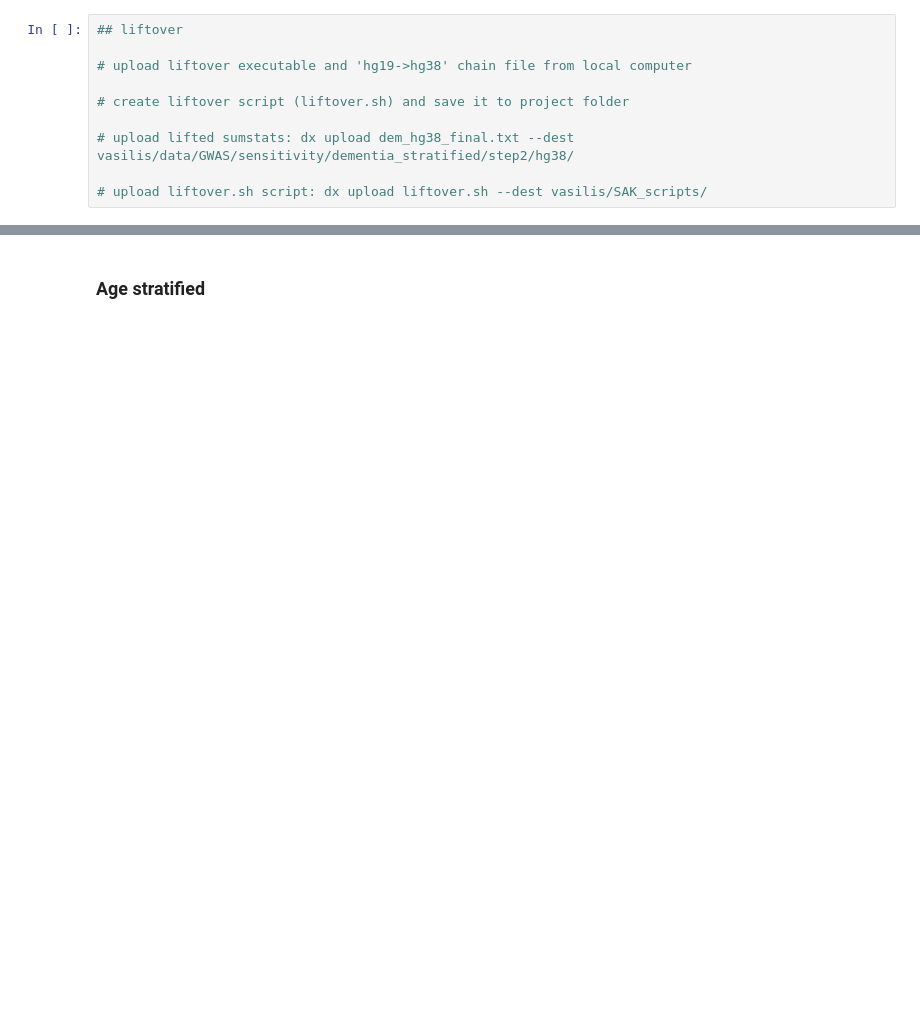
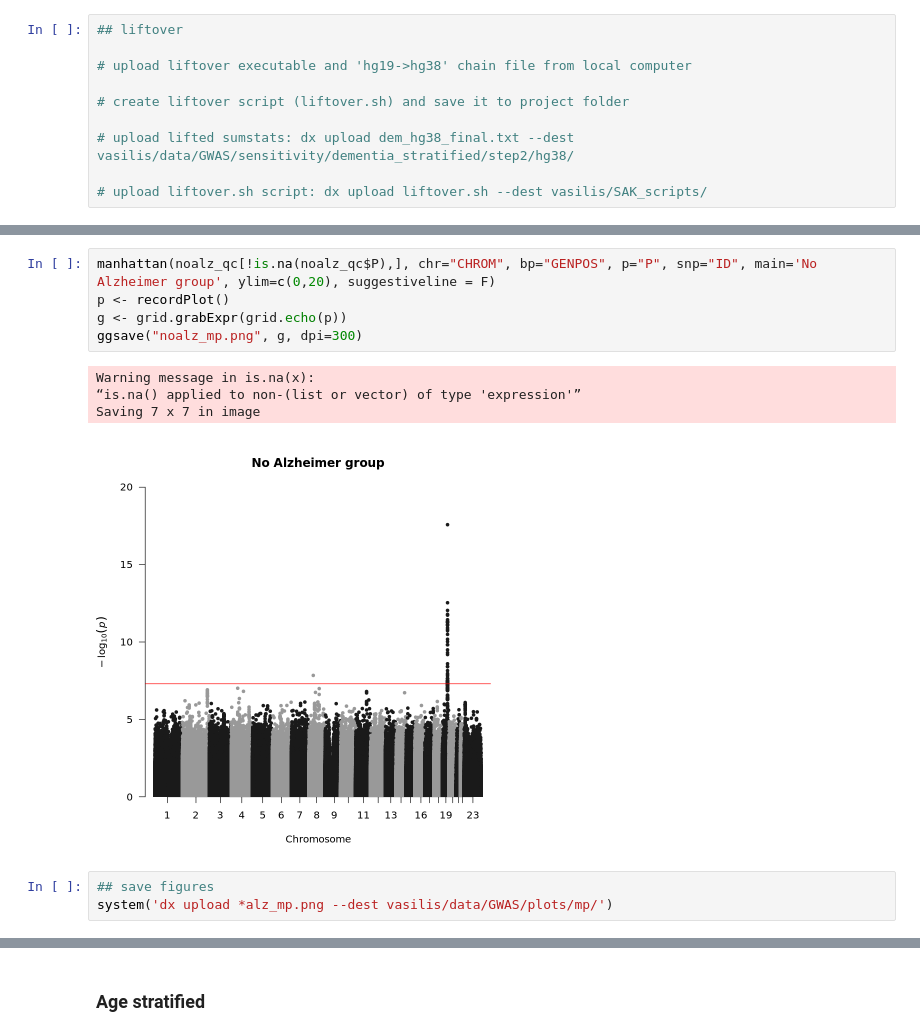
Before and after one commit to VasiliosRaptis/deliriumGen, a Jupyter notebook: ukb.delirium.gwas/sensitivity/dementia_age_stratified/03_postGWASprocessing.ipynb, the cells around one changed output, grey strips where cells are left out. Saved outputs shown, nothing was run; the diff lists cells and outputs as text; blank space fills up the shorter version.

```diff
--- a/ukb.delirium.gwas/sensitivity/dementia_age_stratified/03_postGWASprocessing.ipynb
+++ b/ukb.delirium.gwas/sensitivity/dementia_age_stratified/03_postGWASprocessing.ipynb
@@ -121,0 +192,13 @@ write.table(nodem_qc, 'temp_nodem_fgQC.txt', sep=" ", quote=F, row.names = F)
+# %%
+manhattan(noalz_qc[!is.na(noalz_qc$P),], chr="CHROM", bp="GENPOS", p="P", snp="ID", main='No Alzheimer group', ylim=c(0,20), suggestiveline = F)
+p <- recordPlot()
+g <- grid.grabExpr(grid.echo(p))
+ggsave("noalz_mp.png", g, dpi=300)
+# %% [output]
+Warning message in is.na(x):
+“is.na() applied to non-(list or vector) of type 'expression'”
+Saving 7 x 7 in image
+[figure, added]
+# %%
+## save figures
+system('dx upload *alz_mp.png --dest vasilis/data/GWAS/plots/mp/')
```
Also changed, not shown: parts of 15 cells of this notebook.
